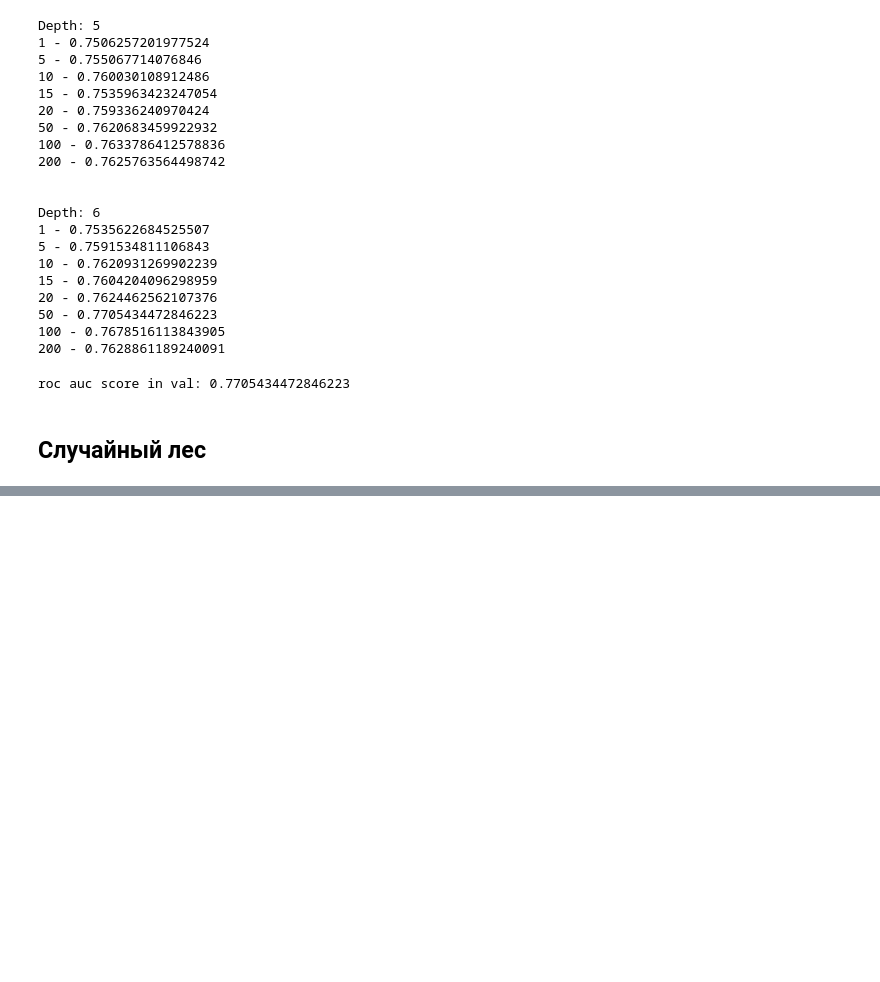
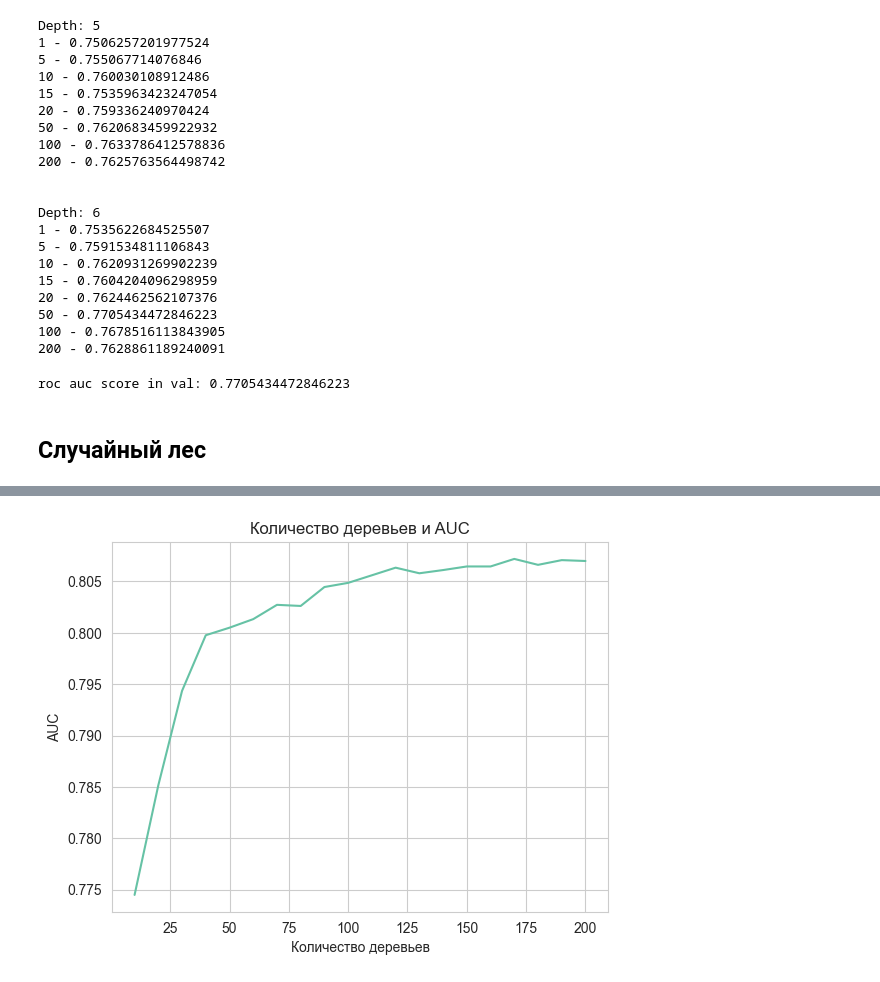
Before and after one commit to GridasovSasha/ML_classification_credit_scoring, a Jupyter notebook: main.ipynb, the cells around one changed output, grey strips where cells are left out. Drawn from its saved outputs; the diff is of its cells as text; code cells hidden in the pictures; blank space fills up the shorter version.

```diff
--- a/main.ipynb
+++ b/main.ipynb
@@ -286,3 +287,9 @@ print(f'roc auc score in val: {roc_auc_score(y_val,y_pred)}')
 roc auc score in val: 0.7705434472846223
 # %% [markdown]
 ## Случайный лес
+# %%
+rf = RandomForestClassifier(n_estimators=10, random_state=RUNDOM_SEED)
+rf.fit(X_train, y_train)
+
+y_pred = rf.predict_proba(X_val)[:, 1]
+roc_auc_score(y_val, y_pred)
@@ -288,0 +300,13 @@ roc auc score in val: 0.7705434472846223
+# %%
+# подберем кол-во деревьев
+aucs = []
+
+for i in range(10, 201, 10):
+    rf = RandomForestClassifier(n_estimators=i, random_state=RUNDOM_SEED)
+    rf.fit(X_train, y_train)
+
+    y_pred = rf.predict_proba(X_val)[:, 1]
+    auc = roc_auc_score(y_val, y_pred)
+    print(f'{i} - {auc}')
+
+    aucs.append(auc)
@@ -288,0 +334,8 @@ roc auc score in val: 0.7705434472846223
+# %%
+plt.plot(range(10,201,10), aucs)
+plt.title('Количество деревьев и AUC')
+plt.xlabel('Количество деревьев')
+plt.ylabel('AUC')
+plt.show()
+# %% [output]
+[figure, added]
```
Also changed, not shown: parts of 12 cells of this notebook.
